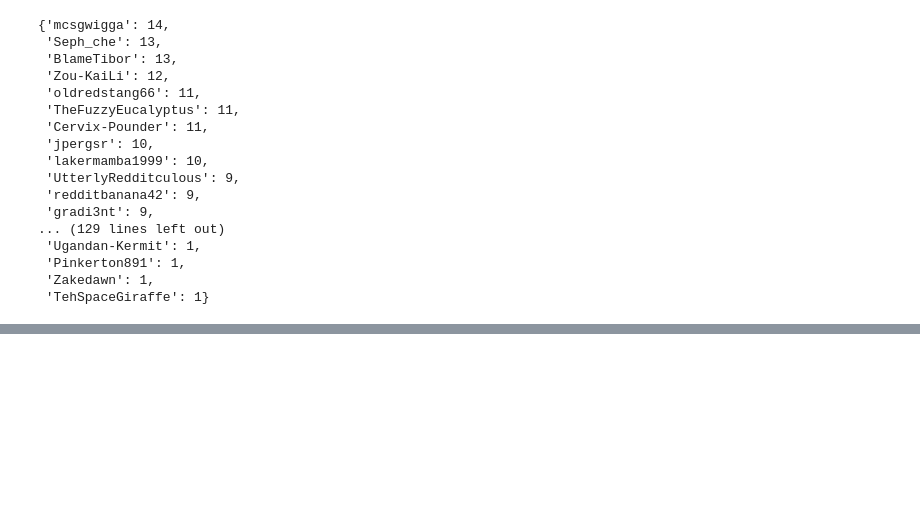
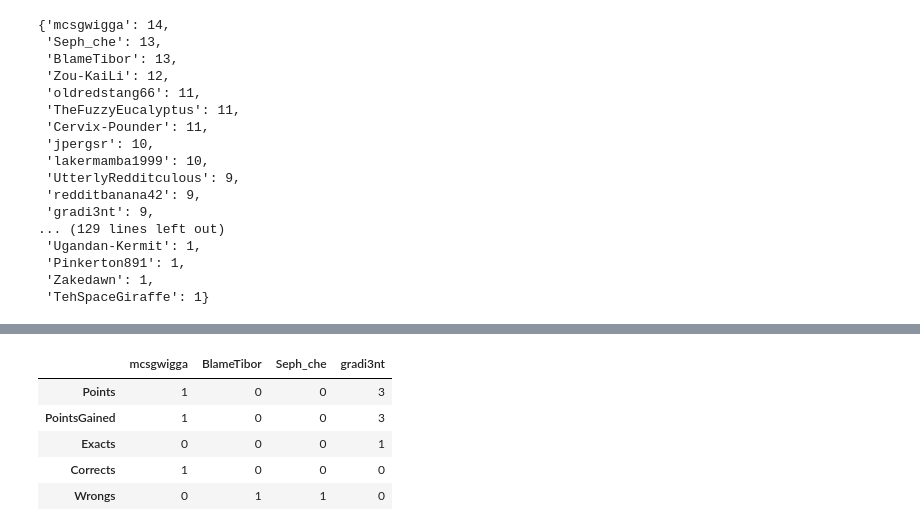
Before and after one commit to julianirwin/predthread, a Jupyter notebook: examples/testing.ipynb, the cells around one changed output, grey strips where cells are left out. Drawn from its saved outputs; the diff is of its cells as text; code cells hidden in the pictures; blank space fills up the shorter version.

```diff
--- a/examples/testing.ipynb
+++ b/examples/testing.ipynb
@@ -73,0 +133,29 @@ predictions
+# %%
+true_result  = pt.MatchResult(1, 1)
+predictions = {
+    "mcsgwigga": pt.MatchResult(0, 0),
+    "BlameTibor": pt.MatchResult(2, 1),
+    "Seph_che":  pt.MatchResult(0, 3),
+    "gradi3nt": pt.MatchResult(1, 1)
+}
+standings = {
+    "mcsgwigga": {"Points": 0, "PointsGained": 0, "Exacts": 0, "Corrects": 0, "Wrongs": 0},
+    "BlameTibor": {"Points": 0, "PointsGained": 0, "Exacts": 0, "Corrects": 0, "Wrongs": 0},
+    "Seph_che": {"Points": 0, "PointsGained": 0, "Exacts": 0, "Corrects": 0, "Wrongs": 0},
+    "gradi3nt": {"Points": 0, "PointsGained": 0, "Exacts": 0, "Corrects": 0, "Wrongs": 0}
+}
+updated_standings = {
+    "mcsgwigga": {"Points": 1, "PointsGained": 1, "Exacts": 0, "Corrects": 1, "Wrongs": 0},
+    "BlameTibor": {"Points": 0, "PointsGained": 0, "Exacts": 0, "Corrects": 0, "Wrongs": 1},
+    "Seph_che": {"Points": 0, "PointsGained": 0, "Exacts": 0, "Corrects": 0, "Wrongs": 1},
+    "gradi3nt": {"Points": 3, "PointsGained": 3, "Exacts": 1, "Corrects": 0, "Wrongs": 0},
+}
+# %%
+pd.DataFrame(pt.update_standings_detailed(standings, predictions, true_result))
+# %% [output]
+|  | mcsgwigga | BlameTibor | Seph_che | gradi3nt |
+| Points | 1 | 0 | 0 | 3 |
+| PointsGained | 1 | 0 | 0 | 3 |
+| Exacts | 0 | 0 | 0 | 1 |
+| Corrects | 1 | 0 | 0 | 0 |
+| Wrongs | 0 | 1 | 1 | 0 |
```
Also changed, not shown: parts of 6 cells of this notebook, 5 other files.
